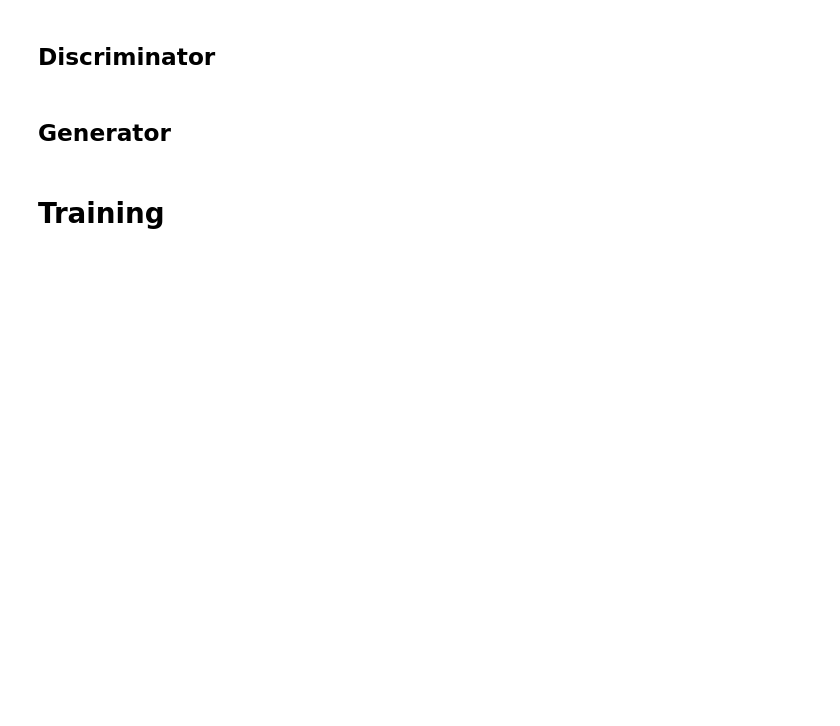
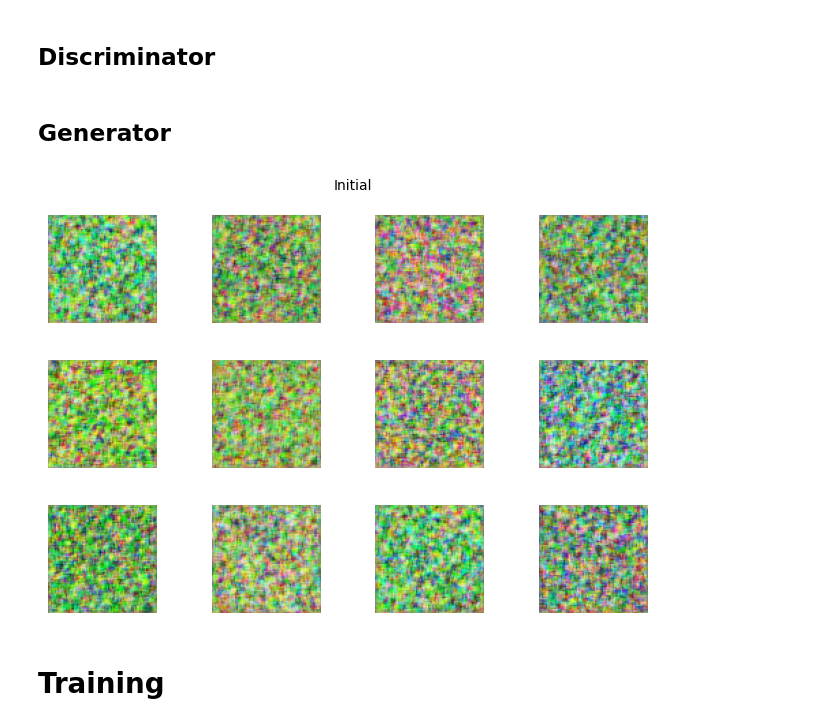
Before and after one commit to vetlemangrud/gangrud, a Jupyter notebook: gan.ipynb, the cells around one changed output. Cells and saved outputs as stored; diff of their text form; code cells hidden in the pictures; blank space fills up the shorter version.

```diff
--- a/gan.ipynb
+++ b/gan.ipynb
@@ -34,6 +34,22 @@ Set the random seed:
 torch.manual_seed(1337)
 # %% [output]
 <torch._C.Generator at 0x...>
+# %%
+def show_examples(model, title=None, big=False):
+    latent_space_samples = torch.randn((batch_size, LATENT_VECTOR_SIZE))
+    generated_samples = model(latent_space_samples)
+
+    generated_samples = generated_samples.detach()
+    fig = plt.figure()
+    if title:
+        fig.text(0.5, 1.0 if big else 0.7, title, ha='center', va='center')
+    for plot_idx, dataset_idx  in enumerate(torch.randint(len(generated_samples), (12 if big else 4,))):
+        sub = plt.subplot(3 if big else 1, 4, plot_idx+1)
+        plt.tight_layout()
+        sub.axis('off')
+        image = generated_samples[dataset_idx.item()].permute(1,2,0)
+        plt.imshow(image *0.5 + 0.5)
+    fig.show()
 # %% [markdown]
 # Preparing training data
 # %%
@@ -152,3 +206,8 @@ generator = Generator()
+# %%
+generator = Generator()
+show_examples(generator, title="Initial", big=True)
+# %% [output]
+[figure, added]
 # %% [markdown]
 # Training
 # %% [markdown]
```
Also changed, not shown: parts of 14 cells of this notebook, 7 other files.
